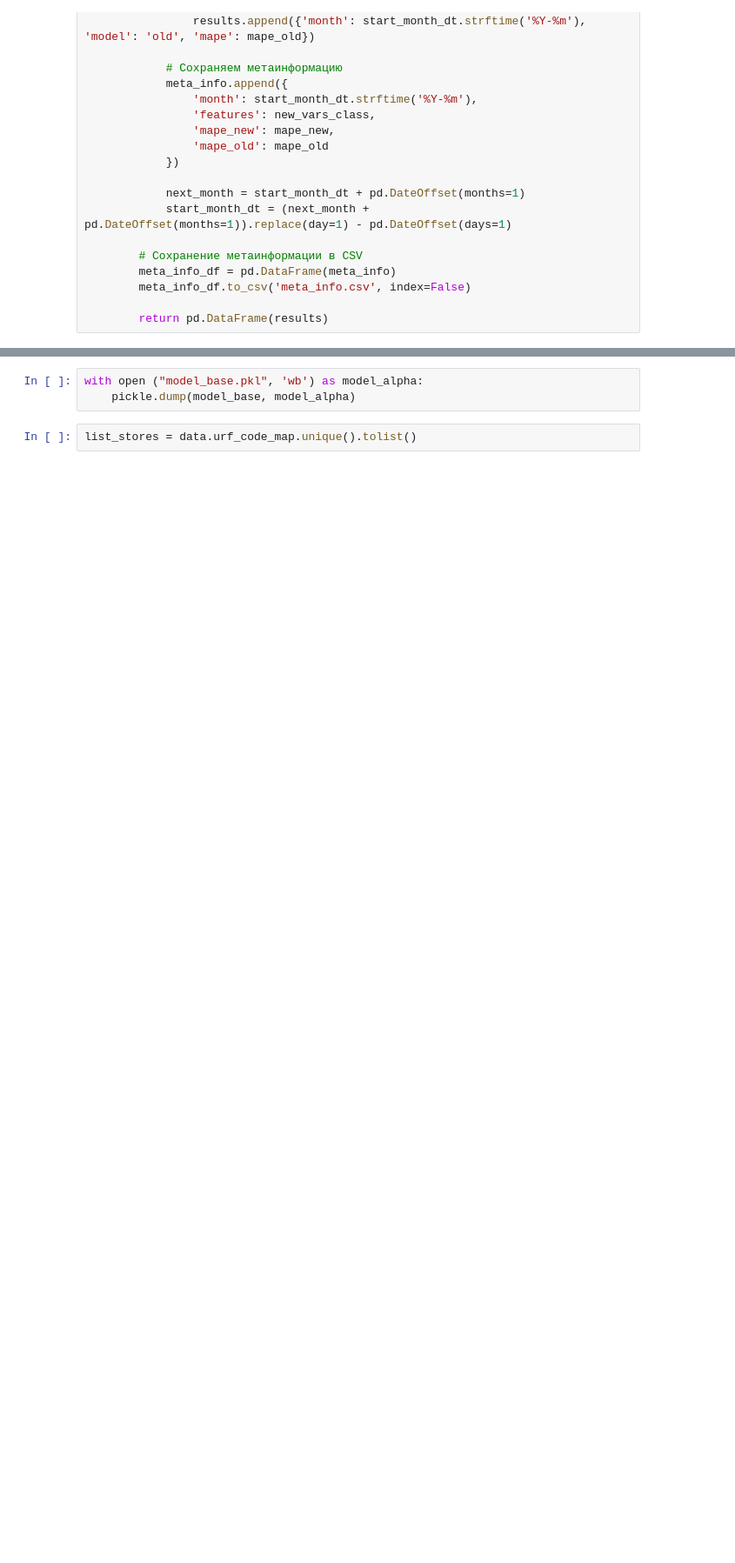
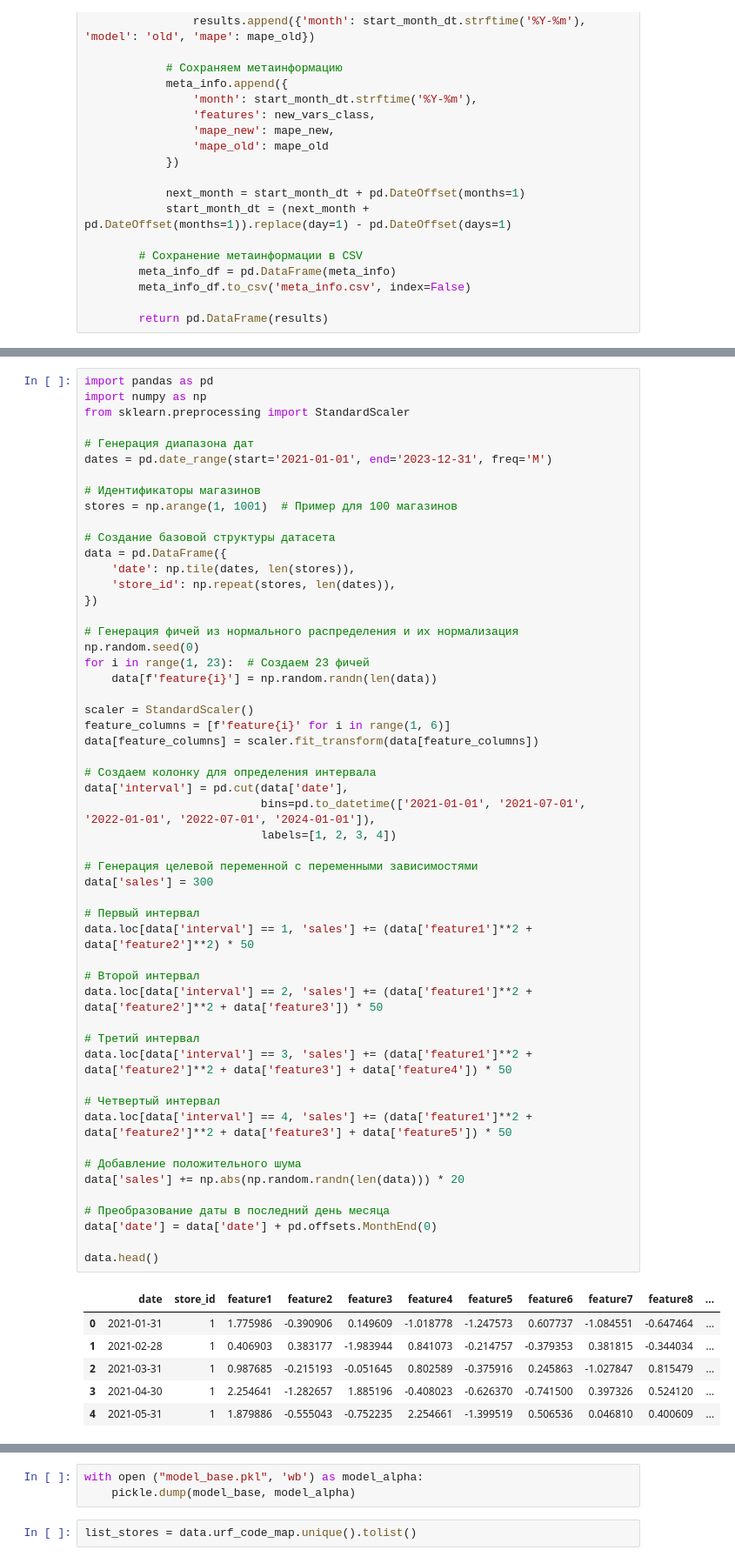
Before and after one commit to VityaShevcov/pearl_one, a Jupyter notebook: code_continue_learning.ipynb, the cells around one changed output, grey strips where cells are left out. Shown at 87% size. Saved outputs shown, nothing was run; the diff lists cells and outputs as text; blank space fills up the shorter version.

Commit message:
new synt data

```diff
--- a/code_continue_learning.ipynb
+++ b/code_continue_learning.ipynb
@@ -395,0 +323,60 @@ Name: time_scale, dtype: float64
+# %%
+import pandas as pd
+import numpy as np
+from sklearn.preprocessing import StandardScaler
+
+# Генерация диапазона дат
+dates = pd.date_range(start='2021-01-01', end='2023-12-31', freq='M')
+
+# Идентификаторы магазинов
+stores = np.arange(1, 1001)  # Пример для 100 магазинов
+
+# Создание базовой структуры датасета
+data = pd.DataFrame({
+    'date': np.tile(dates, len(stores)),
+    'store_id': np.repeat(stores, len(dates)),
+})
+
+# Генерация фичей из нормального распределения и их нормализация
+np.random.seed(0)
+for i in range(1, 23):  # Создаем 23 фичей
+    data[f'feature{i}'] = np.random.randn(len(data))
+
+scaler = StandardScaler()
+feature_columns = [f'feature{i}' for i in range(1, 6)]
+data[feature_columns] = scaler.fit_transform(data[feature_columns])
+
+# Создаем колонку для определения интервала
+data['interval'] = pd.cut(data['date'],
+                          bins=pd.to_datetime(['2021-01-01', '2021-07-01', '2022-01-01', '2022-07-01', '2024-01-01']),
+                          labels=[1, 2, 3, 4])
+
+# Генерация целевой переменной с переменными зависимостями
+data['sales'] = 300
+
+# Первый интервал
+data.loc[data['interval'] == 1, 'sales'] += (data['feature1']**2 + data['feature2']**2) * 50
+
+# Второй интервал
+data.loc[data['interval'] == 2, 'sales'] += (data['feature1']**2 + data['feature2']**2 + data['feature3']) * 50
+
+# Третий интервал
+data.loc[data['interval'] == 3, 'sales'] += (data['feature1']**2 + data['feature2']**2 + data['feature3'] + data['feature4']) * 50
+
+# Четвертый интервал
+data.loc[data['interval'] == 4, 'sales'] += (data['feature1']**2 + data['feature2']**2 + data['feature3'] + data['feature5']) * 50
+
+# Добавление положительного шума
+data['sales'] += np.abs(np.random.randn(len(data))) * 20
+
+# Преобразование даты в последний день месяца
+data['date'] = data['date'] + pd.offsets.MonthEnd(0)
+
+data.head()
+# %% [output]
+|  | date | store_id | feature1 | feature2 | feature3 | feature4 | feature5 | feature6 | feature7 | feature8 | ... |
+| 0 | 2021-01-31 | 1 | 1.775986 | -0.390906 | 0.149609 | -1.018778 | -1.247573 | 0.607737 | -1.084551 | -0.647464 | ... |
+| 1 | 2021-02-28 | 1 | 0.406903 | 0.383177 | -1.983944 | 0.841073 | -0.214757 | -0.379353 | 0.381815 | -0.344034 | ... |
+| 2 | 2021-03-31 | 1 | 0.987685 | -0.215193 | -0.051645 | 0.802589 | -0.375916 | 0.245863 | -1.027847 | 0.815479 | ... |
+| 3 | 2021-04-30 | 1 | 2.254641 | -1.282657 | 1.885196 | -0.408023 | -0.626370 | -0.741500 | 0.397326 | 0.524120 | ... |
+| 4 | 2021-05-31 | 1 | 1.879886 | -0.555043 | -0.752235 | 2.254661 | -1.399519 | 0.506536 | 0.046810 | 0.400609 | ... |
```
Also changed, not shown: parts of 20 cells of this notebook, 4 other files.
